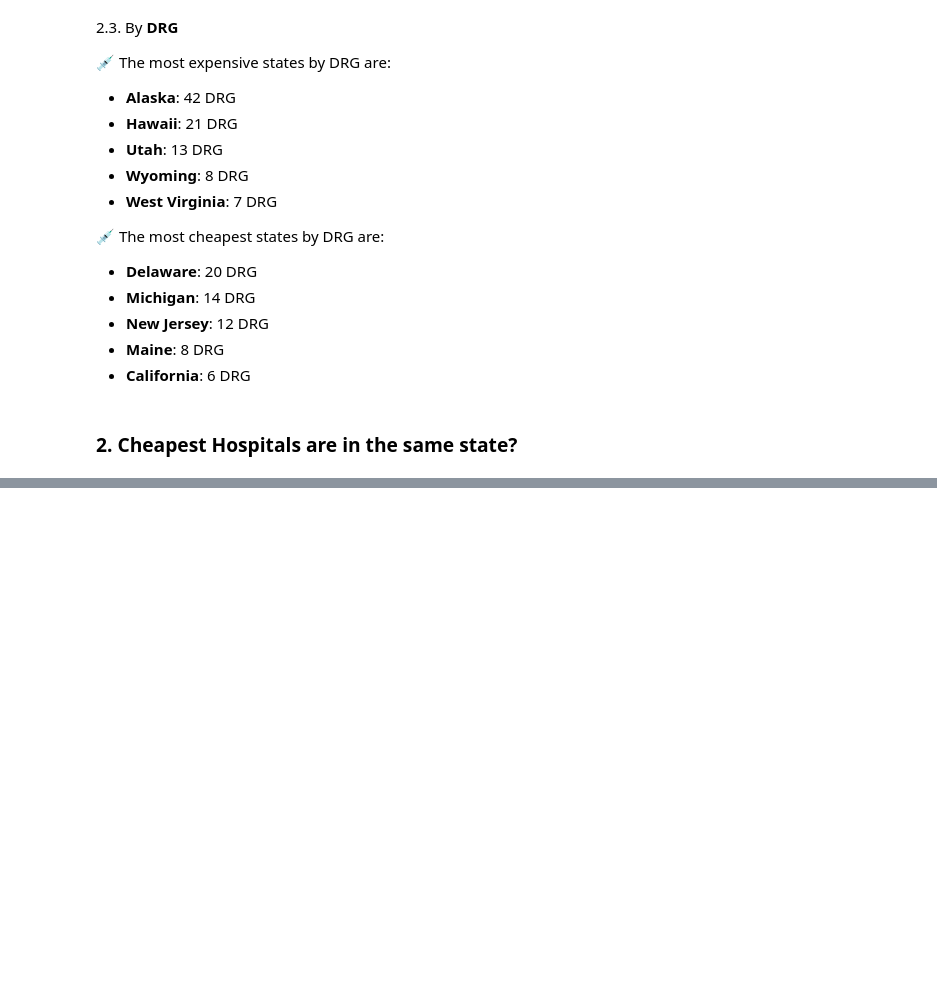
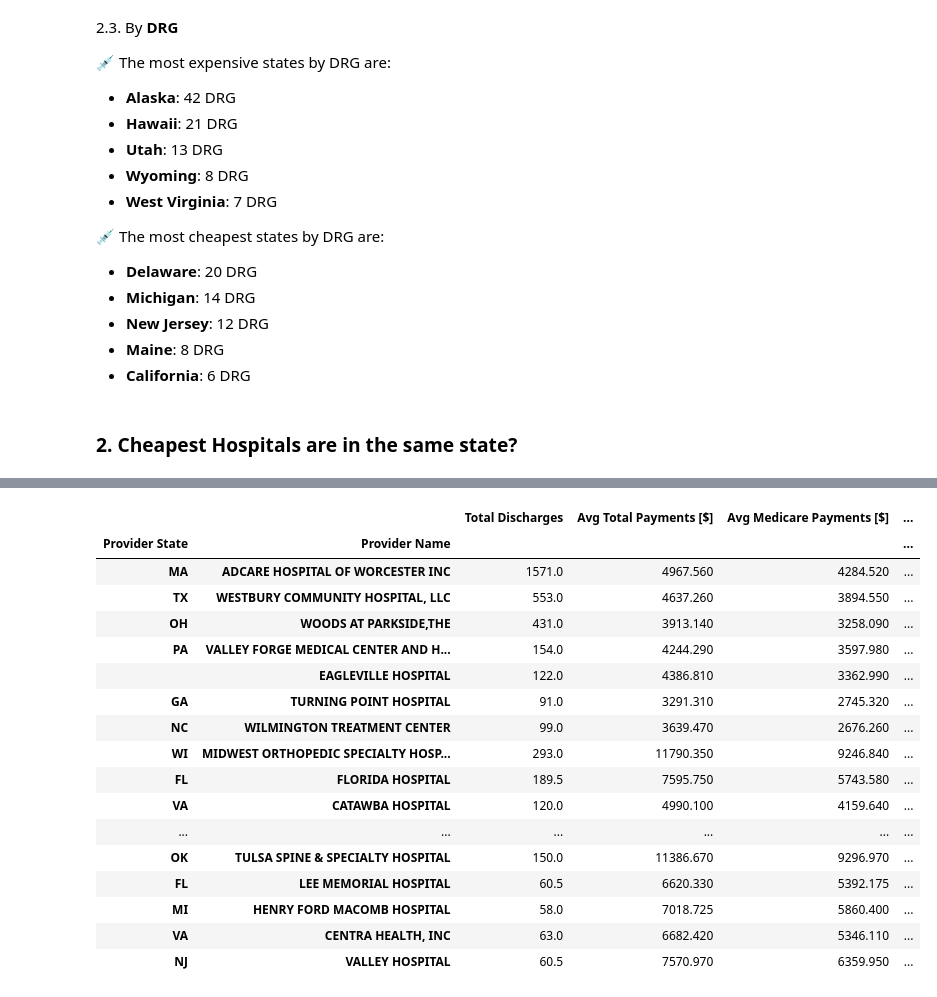
Before and after one commit to isabelyb/hospital_charges_USA, a Jupyter notebook: charges_hospital_USA.ipynb, the cells around one changed output, grey strips where cells are left out. Cells and saved outputs as stored; diff of their text form; code cells hidden in the pictures; blank space fills up the shorter version.

```diff
--- a/charges_hospital_USA.ipynb
+++ b/charges_hospital_USA.ipynb
@@ -265,3 +281,6 @@ To answer that question is necesary to clarify:
 * **California**: 6 DRG
 # %% [markdown]
 ### 2. Cheapest Hospitals are in the same state?
+# %%
+df_by_hospital = df.groupby(['Provider State','Provider Name']).median()
+df_by_hospital
@@ -267,0 +302,22 @@ To answer that question is necesary to clarify:
+# %%
+df_by_hospital = df_by_hospital.sort_values(['Avg. Cost/attended patient [$]'], ascending=[1])
+df_by_hospital.head(60)
+# %% [output]
+|  |  | Total Discharges | Avg Total Payments [$] | Avg Medicare Payments [$] | ... |
+| Provider State | Provider Name |  |  |  | ... |
+| MA | ADCARE HOSPITAL OF WORCESTER INC | 1571.0 | 4967.560 | 4284.520 | ... |
+| TX | WESTBURY COMMUNITY HOSPITAL, LLC | 553.0 | 4637.260 | 3894.550 | ... |
+| OH | WOODS AT PARKSIDE,THE | 431.0 | 3913.140 | 3258.090 | ... |
+| PA | VALLEY FORGE MEDICAL CENTER AND H... | 154.0 | 4244.290 | 3597.980 | ... |
+|  | EAGLEVILLE HOSPITAL | 122.0 | 4386.810 | 3362.990 | ... |
+| GA | TURNING POINT HOSPITAL | 91.0 | 3291.310 | 2745.320 | ... |
+| NC | WILMINGTON TREATMENT CENTER | 99.0 | 3639.470 | 2676.260 | ... |
+| WI | MIDWEST ORTHOPEDIC SPECIALTY HOSP... | 293.0 | 11790.350 | 9246.840 | ... |
+| FL | FLORIDA HOSPITAL | 189.5 | 7595.750 | 5743.580 | ... |
+| VA | CATAWBA HOSPITAL | 120.0 | 4990.100 | 4159.640 | ... |
+| ... | ... | ... | ... | ... | ... |
+| OK | TULSA SPINE & SPECIALTY HOSPITAL | 150.0 | 11386.670 | 9296.970 | ... |
+| FL | LEE MEMORIAL HOSPITAL | 60.5 | 6620.330 | 5392.175 | ... |
+| MI | HENRY FORD MACOMB HOSPITAL | 58.0 | 7018.725 | 5860.400 | ... |
+| VA | CENTRA HEALTH, INC | 63.0 | 6682.420 | 5346.110 | ... |
+| NJ | VALLEY HOSPITAL | 60.5 | 7570.970 | 6359.950 | ... |
```
Also changed, not shown: parts of 7 cells of this notebook, 4 other files.
